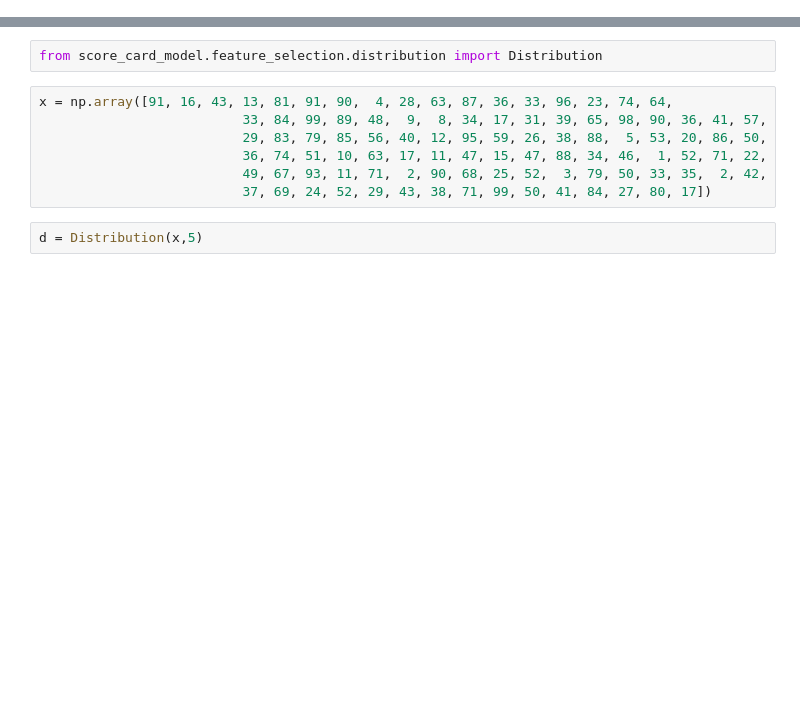
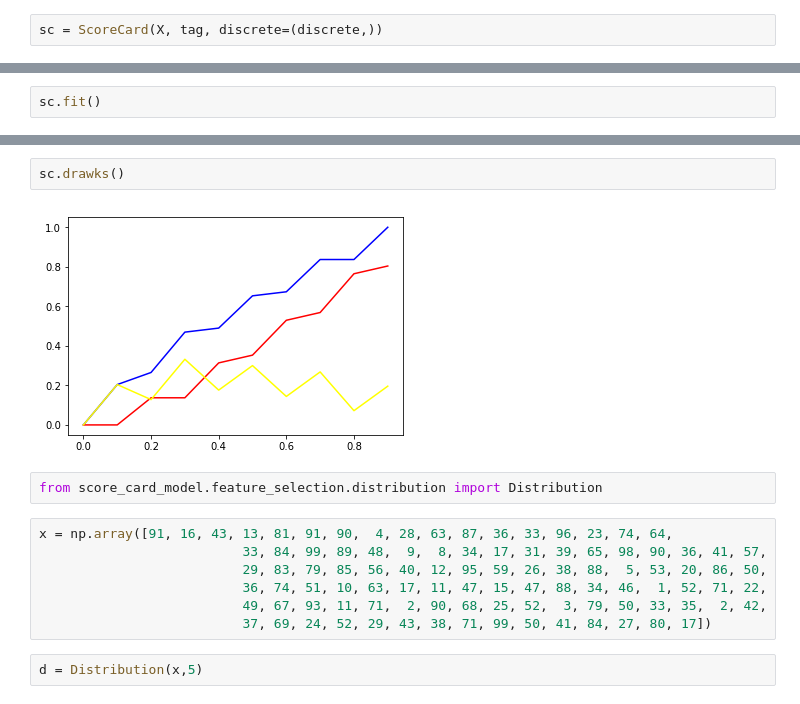
Before and after one commit to hsz1273327/ScoreCardModel, a Jupyter notebook: Untitled.ipynb, the cells around one changed output, grey strips where cells are left out. Saved outputs shown, nothing was run; the diff lists cells and outputs as text; blank space fills up the shorter version.

```diff
--- a/Untitled.ipynb
+++ b/Untitled.ipynb
@@ -2,0 +119,2 @@ import score_card_model
+# %%
+sc = ScoreCard(X, tag, discrete=(discrete,))
@@ -2,0 +183,2 @@ import score_card_model
+# %%
+sc.fit()
@@ -3,3 +223,7 @@ import score_card_model
+# %%
+sc.drawks()
+# %% [output]
+[figure, added]
 # %%
 from score_card_model.feature_selection.distribution import Distribution
 # %%
```
Also changed, not shown: parts of 12 cells of this notebook, 4 other files.
